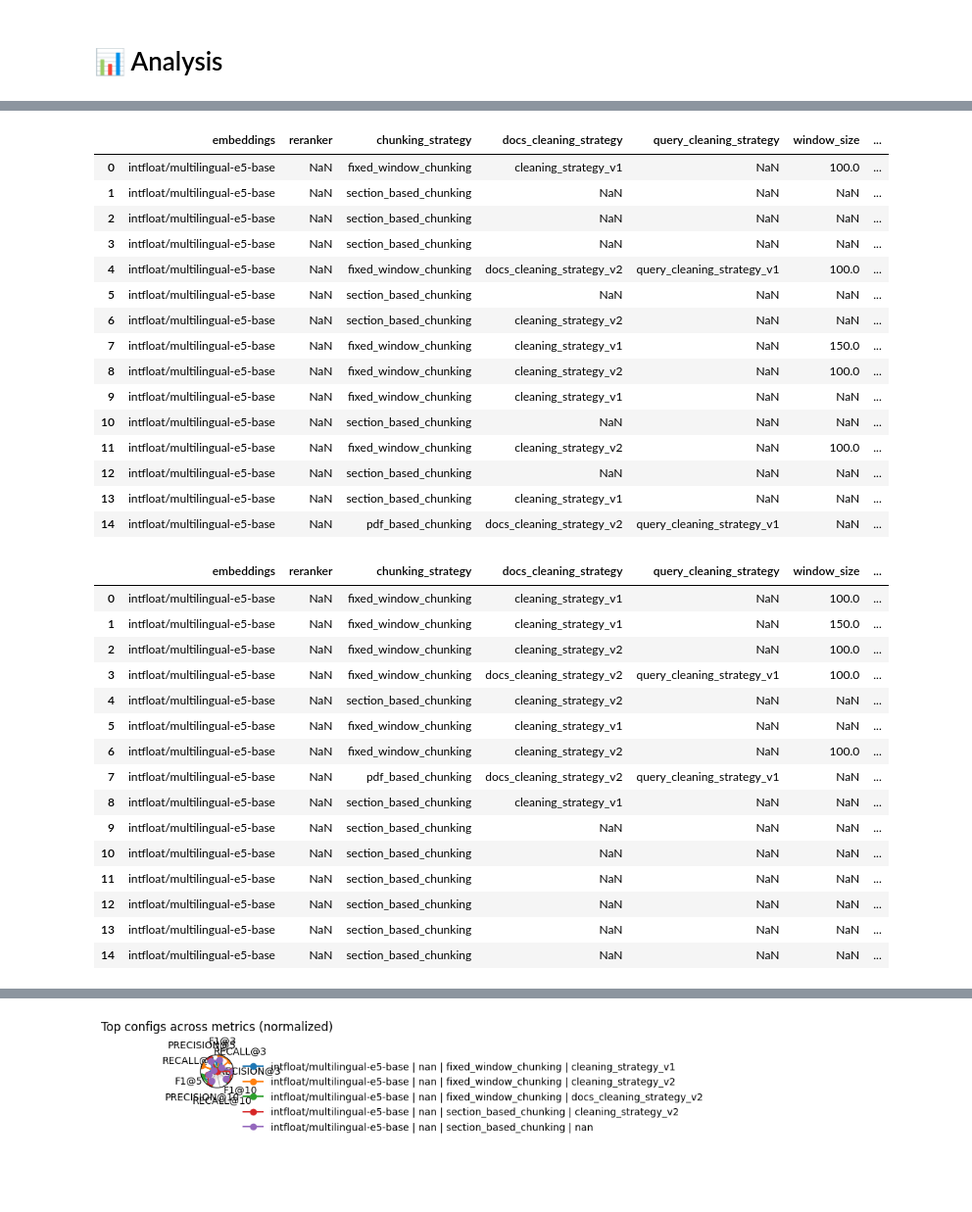
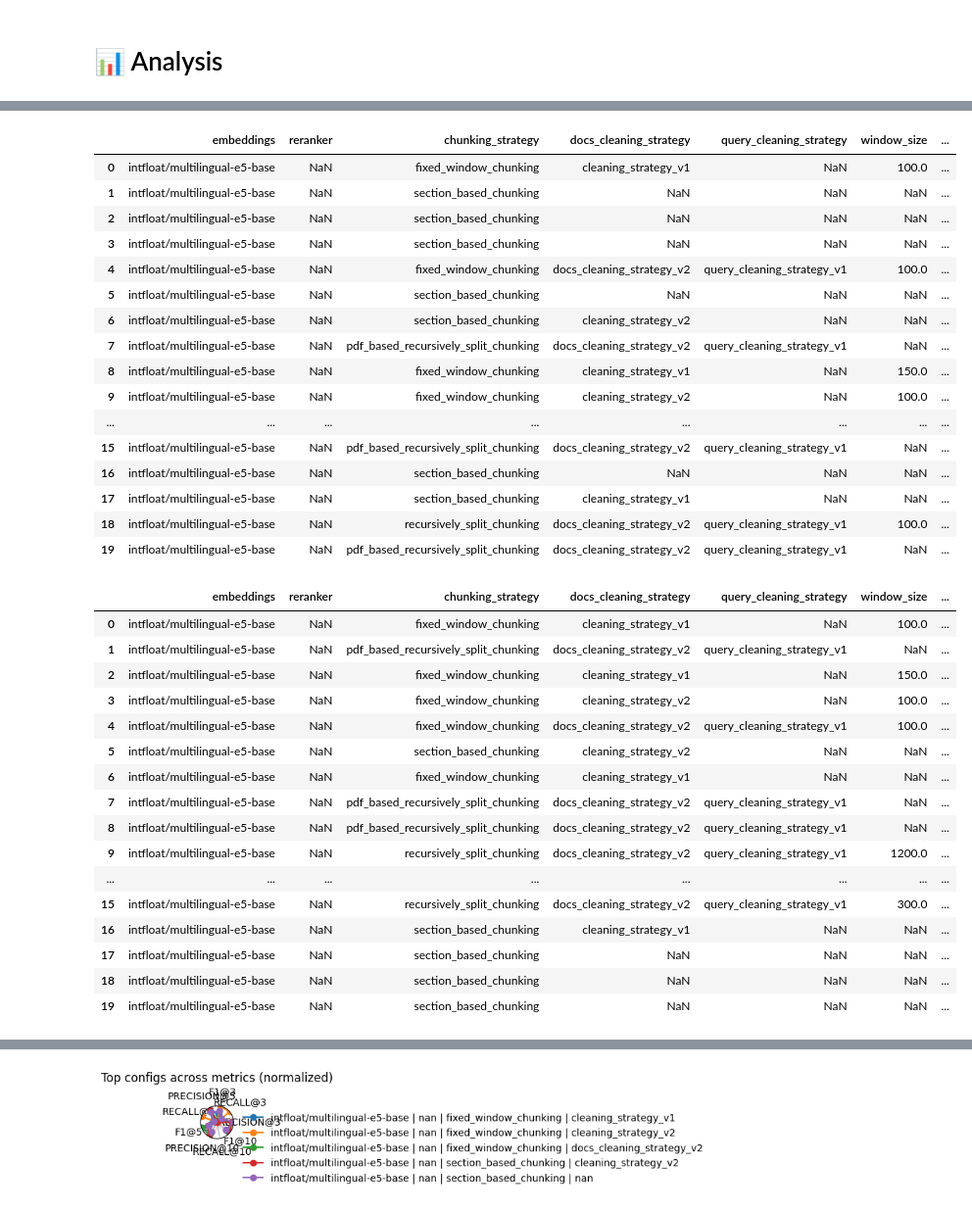
Before and after one commit to ATTIC-TOURS/rag, a Jupyter notebook: src/retriever_performance_analysis.ipynb, the cells around one changed output, grey strips where cells are left out. Shown at 98% size. Cells and saved outputs as stored; diff of their text form; code cells hidden in the pictures; blank space fills up the shorter version.

```diff
--- a/src/retriever_performance_analysis.ipynb
+++ b/src/retriever_performance_analysis.ipynb
@@ -78,6 +78,8 @@ def leaderboard(
         "query_cleaning_strategy",
         "window_size",
         "overlap_size",
+        "pdf_num_split",
+        "chunk_overlap_rate",
         "top_k",
         "alpha",
     ),
@@ -193,6 +201,8 @@ lb = leaderboard(
         "query_cleaning_strategy",
         "window_size",
         "overlap_size",
+        "pdf_num_split",
+        "chunk_overlap_rate",
         "top_k",
         "alpha",
         "ef_construction",
@@ -213,53 +223,57 @@ lb
 | 4 | intfloat/multilingual-e5-base | NaN | fixed_window_chunking | docs_cleaning_strategy_v2 | query_cleaning_strategy_v1 | 100.0 | ... |
 | 5 | intfloat/multilingual-e5-base | NaN | section_based_chunking | NaN | NaN | NaN | ... |
 | 6 | intfloat/multilingual-e5-base | NaN | section_based_chunking | cleaning_strategy_v2 | NaN | NaN | ... |
-| 7 | intfloat/multilingual-e5-base | NaN | fixed_window_chunking | cleaning_strategy_v1 | NaN | 150.0 | ... |
-| 8 | intfloat/multilingual-e5-base | NaN | fixed_window_chunking | cleaning_strategy_v2 | NaN | 100.0 | ... |
-| 9 | intfloat/multilingual-e5-base | NaN | fixed_window_chunking | cleaning_strategy_v1 | NaN | NaN | ... |
-| 10 | intfloat/multilingual-e5-base | NaN | section_based_chunking | NaN | NaN | NaN | ... |
-| 11 | intfloat/multilingual-e5-base | NaN | fixed_window_chunking | cleaning_strategy_v2 | NaN | 100.0 | ... |
-| 12 | intfloat/multilingual-e5-base | NaN | section_based_chunking | NaN | NaN | NaN | ... |
-| 13 | intfloat/multilingual-e5-base | NaN | section_based_chunking | cleaning_strategy_v1 | NaN | NaN | ... |
-| 14 | intfloat/multilingual-e5-base | NaN | pdf_based_chunking | docs_cleaning_strategy_v2 | query_cleaning_strategy_v1 | NaN | ... |
+| 7 | intfloat/multilingual-e5-base | NaN | pdf_based_recursively_split_chunking | docs_cleaning_strategy_v2 | query_cleaning_strategy_v1 | NaN | ... |
+| 8 | intfloat/multilingual-e5-base | NaN | fixed_window_chunking | cleaning_strategy_v1 | NaN | 150.0 | ... |
+| 9 | intfloat/multilingual-e5-base | NaN | fixed_window_chunking | cleaning_strategy_v2 | NaN | 100.0 | ... |
+| ... | ... | ... | ... | ... | ... | ... | ... |
+| 15 | intfloat/multilingual-e5-base | NaN | pdf_based_recursively_split_chunking | docs_cleaning_strategy_v2 | query_cleaning_strategy_v1 | NaN | ... |
+| 16 | intfloat/multilingual-e5-base | NaN | section_based_chunking | NaN | NaN | NaN | ... |
+| 17 | intfloat/multilingual-e5-base | NaN | section_based_chunking | cleaning_strategy_v1 | NaN | NaN | ... |
+| 18 | intfloat/multilingual-e5-base | NaN | recursively_split_chunking | docs_cleaning_strategy_v2 | query_cleaning_strategy_v1 | 100.0 | ... |
+| 19 | intfloat/multilingual-e5-base | NaN | pdf_based_recursively_split_chunking | docs_cleaning_strategy_v2 | query_cleaning_strategy_v1 | NaN | ... |
 # %%
 lb = leaderboard(
     df,
     by=(
         "embeddings",
         "reranker",
         "chunking_strategy",
         "docs_cleaning_strategy",
         "query_cleaning_strategy",
         "window_size",
         "overlap_size",
+        "pdf_num_split",
+        "chunk_overlap_rate",
         "top_k",
         "alpha",
         "ef_construction",
         "bm25_b",
         "bm25_k1",
     ),
     metric="ndcg",
     k=5,
     n=20,
 )
 lb
 # %% [output]
 |  | embeddings | reranker | chunking_strategy | docs_cleaning_strategy | query_cleaning_strategy | window_size | ... |
 | 0 | intfloat/multilingual-e5-base | NaN | fixed_window_chunking | cleaning_strategy_v1 | NaN | 100.0 | ... |
-| 1 | intfloat/multilingual-e5-base | NaN | fixed_window_chunking | cleaning_strategy_v1 | NaN | 150.0 | ... |
-| 2 | intfloat/multilingual-e5-base | NaN | fixed_window_chunking | cleaning_strategy_v2 | NaN | 100.0 | ... |
-| 3 | intfloat/multilingual-e5-base | NaN | fixed_window_chunking | docs_cleaning_strategy_v2 | query_cleaning_strategy_v1 | 100.0 | ... |
-| 4 | intfloat/multilingual-e5-base | NaN | section_based_chunking | cleaning_strategy_v2 | NaN | NaN | ... |
-| 5 | intfloat/multilingual-e5-base | NaN | fixed_window_chunking | cleaning_strategy_v1 | NaN | NaN | ... |
-| 6 | intfloat/multilingual-e5-base | NaN | fixed_window_chunking | cleaning_strategy_v2 | NaN | 100.0 | ... |
-| 7 | intfloat/multilingual-e5-base | NaN | pdf_based_chunking | docs_cleaning_strategy_v2 | query_cleaning_strategy_v1 | NaN | ... |
-| 8 | intfloat/multilingual-e5-base | NaN | section_based_chunking | cleaning_strategy_v1 | NaN | NaN | ... |
-| 9 | intfloat/multilingual-e5-base | NaN | section_based_chunking | NaN | NaN | NaN | ... |
-| 10 | intfloat/multilingual-e5-base | NaN | section_based_chunking | NaN | NaN | NaN | ... |
-| 11 | intfloat/multilingual-e5-base | NaN | section_based_chunking | NaN | NaN | NaN | ... |
-| 12 | intfloat/multilingual-e5-base | NaN | section_based_chunking | NaN | NaN | NaN | ... |
-| 13 | intfloat/multilingual-e5-base | NaN | section_based_chunking | NaN | NaN | NaN | ... |
-| 14 | intfloat/multilingual-e5-base | NaN | section_based_chunking | NaN | NaN | NaN | ... |
+| 1 | intfloat/multilingual-e5-base | NaN | pdf_based_recursively_split_chunking | docs_cleaning_strategy_v2 | query_cleaning_strategy_v1 | NaN | ... |
+| 2 | intfloat/multilingual-e5-base | NaN | fixed_window_chunking | cleaning_strategy_v1 | NaN | 150.0 | ... |
+| 3 | intfloat/multilingual-e5-base | NaN | fixed_window_chunking | cleaning_strategy_v2 | NaN | 100.0 | ... |
+| 4 | intfloat/multilingual-e5-base | NaN | fixed_window_chunking | docs_cleaning_strategy_v2 | query_cleaning_strategy_v1 | 100.0 | ... |
+| 5 | intfloat/multilingual-e5-base | NaN | section_based_chunking | cleaning_strategy_v2 | NaN | NaN | ... |
+| 6 | intfloat/multilingual-e5-base | NaN | fixed_window_chunking | cleaning_strategy_v1 | NaN | NaN | ... |
+| 7 | intfloat/multilingual-e5-base | NaN | pdf_based_recursively_split_chunking | docs_cleaning_strategy_v2 | query_cleaning_strategy_v1 | NaN | ... |
+| 8 | intfloat/multilingual-e5-base | NaN | pdf_based_recursively_split_chunking | docs_cleaning_strategy_v2 | query_cleaning_strategy_v1 | NaN | ... |
+| 9 | intfloat/multilingual-e5-base | NaN | recursively_split_chunking | docs_cleaning_strategy_v2 | query_cleaning_strategy_v1 | 1200.0 | ... |
+| ... | ... | ... | ... | ... | ... | ... | ... |
+| 15 | intfloat/multilingual-e5-base | NaN | recursively_split_chunking | docs_cleaning_strategy_v2 | query_cleaning_strategy_v1 | 300.0 | ... |
+| 16 | intfloat/multilingual-e5-base | NaN | section_based_chunking | cleaning_strategy_v1 | NaN | NaN | ... |
+| 17 | intfloat/multilingual-e5-base | NaN | section_based_chunking | NaN | NaN | NaN | ... |
+| 18 | intfloat/multilingual-e5-base | NaN | section_based_chunking | NaN | NaN | NaN | ... |
+| 19 | intfloat/multilingual-e5-base | NaN | section_based_chunking | NaN | NaN | NaN | ... |
 # %%
 def _finish(ax, title: str, xlab: str = "", ylab: str = ""):
     ax.set_title(title)
```
Also changed, not shown: parts of 10 cells of this notebook, 3 other files.
